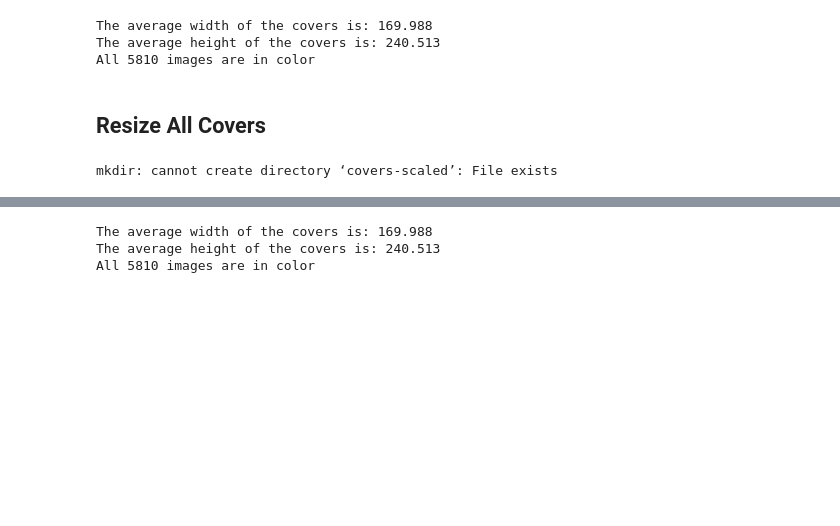
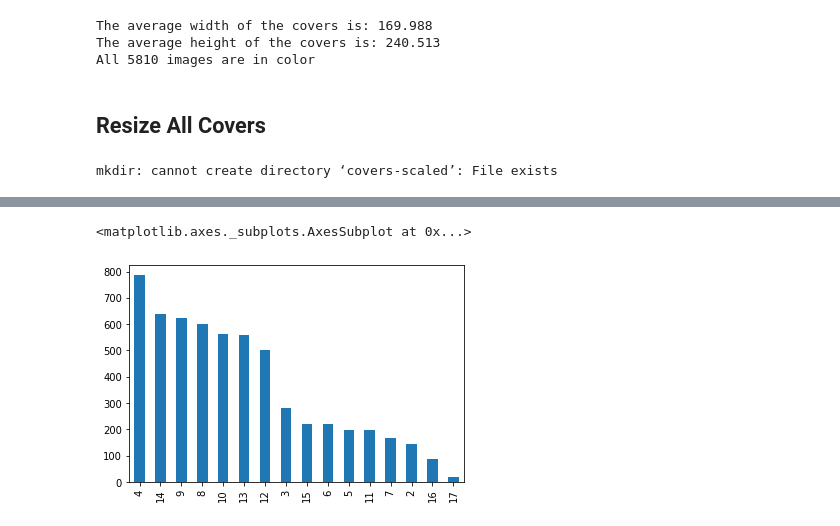
Before and after one commit to educatorsRlearners/book-maturity, a Jupyter notebook: 11_analyze_covers.ipynb, the cells around one changed output, grey strips where cells are left out. Cells and saved outputs as stored; diff of their text form; code cells hidden in the pictures; blank space fills up the shorter version.

```diff
--- a/11_analyze_covers.ipynb
+++ b/11_analyze_covers.ipynb
@@ -69,8 +105,0 @@ for image in image_files:
-# %%
-print("The average width of the covers is: {:.3f}".format(sum(width)/len(width)))
-print("The average height of the covers is: {:.3f}".format(sum(height)/len(width)))
-print("All {:d} images are in color".format(sum(map(lambda x : x == 3, channels))))
-# %% [output]
-The average width of the covers is: 169.988
-The average height of the covers is: 240.513
-All 5810 images are in color
@@ -89,0 +106,5 @@ df = pd.DataFrame({
+# %%
+df['rating'].value_counts().plot.bar()
+# %% [output]
+<matplotlib.axes._subplots.AxesSubplot at 0x...>
+[figure, added]
```
Also changed, not shown: parts of 35 cells of this notebook.
